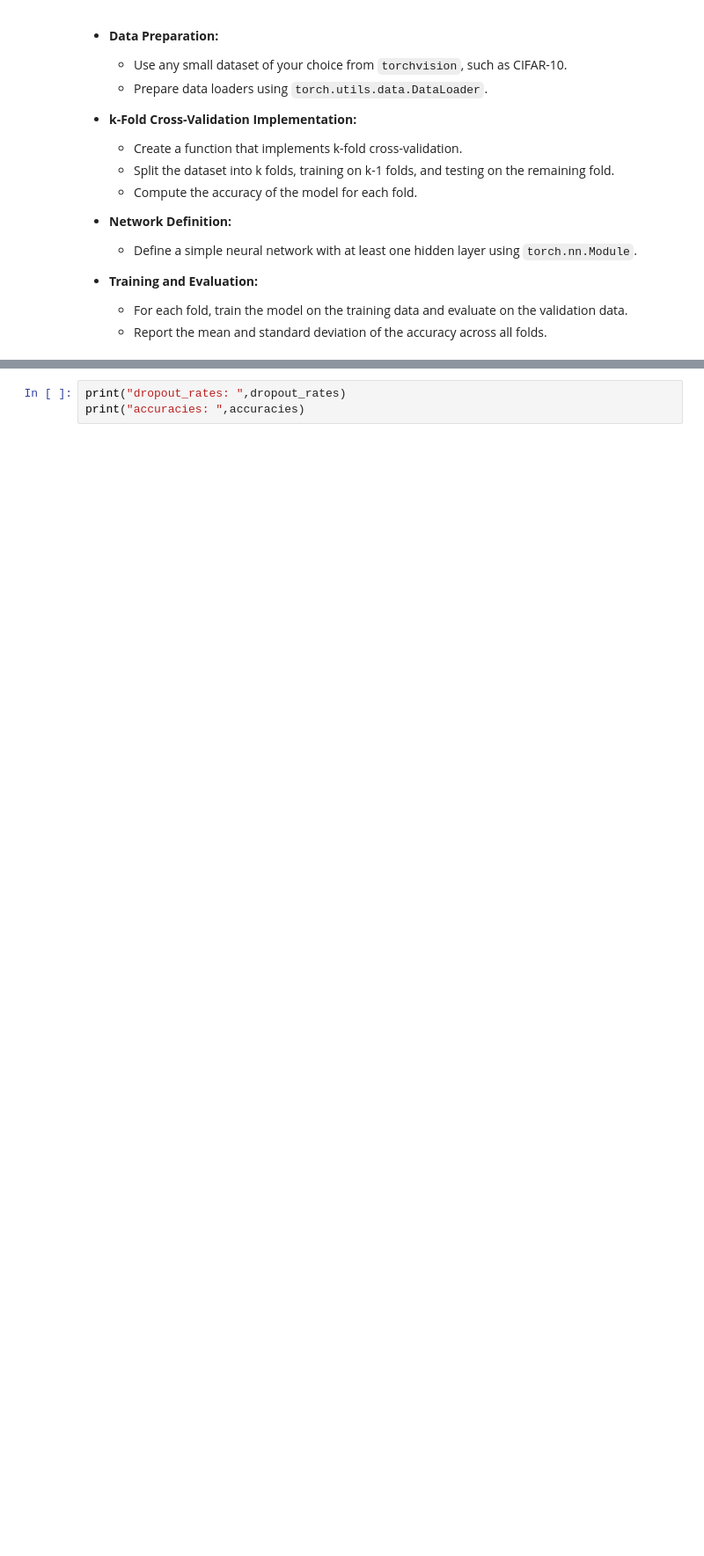
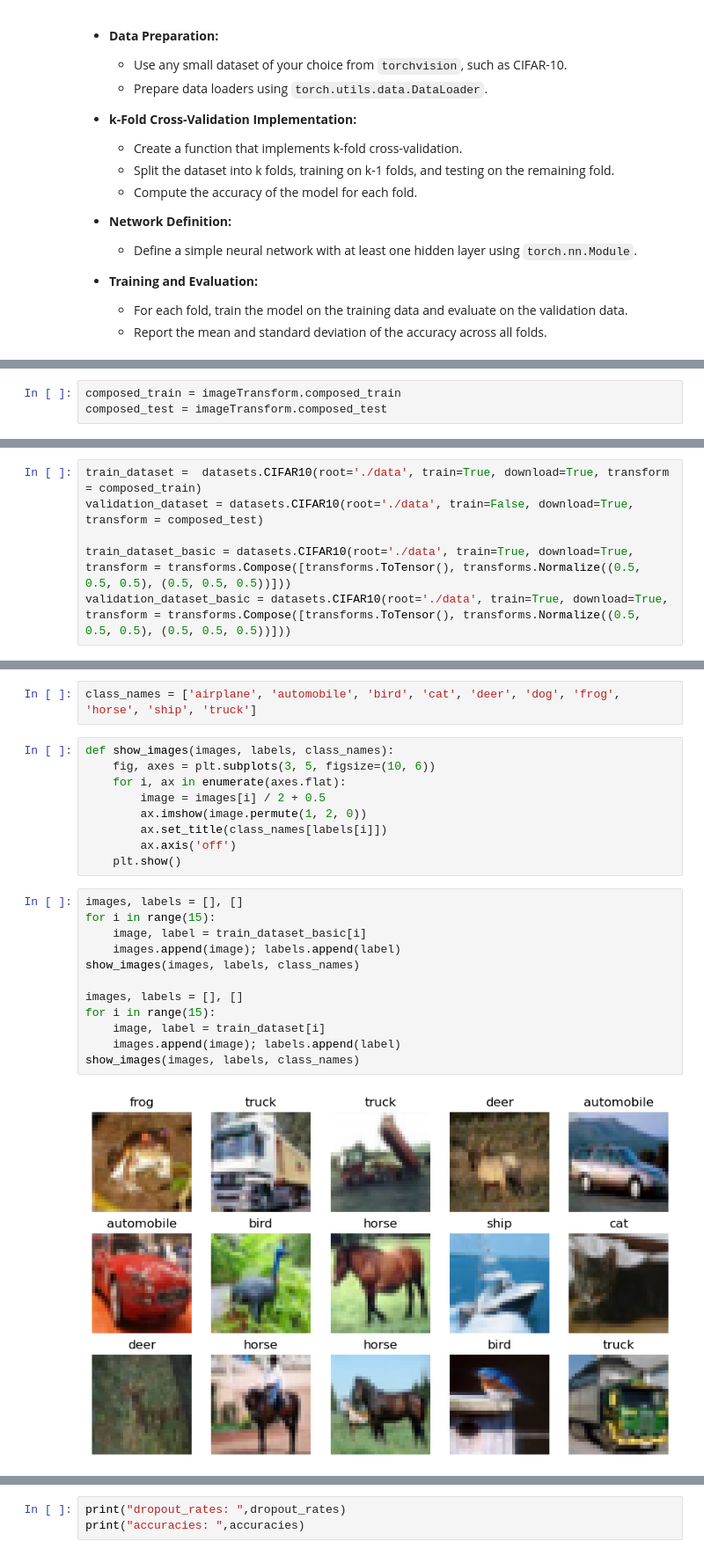
Before and after one commit to blacruvan/CNN-CIFAR10, a Jupyter notebook: models/draft.ipynb, the cells around one changed output, grey strips where cells are left out. Shown at 88% size. Cells and saved outputs as stored; diff of their text form; blank space fills up the shorter version.

Commit message:
Nuevos test

```diff
--- a/models/draft.ipynb
+++ b/models/draft.ipynb
@@ -202,0 +41,3 @@ Explanation: A simple neural network with three linear layers and ReLU activatio
+# %%
+composed_train = imageTransform.composed_train
+composed_test = imageTransform.composed_test
@@ -202,0 +46,6 @@ Explanation: A simple neural network with three linear layers and ReLU activatio
+# %%
+train_dataset =  datasets.CIFAR10(root='./data', train=True, download=True, transform = composed_train)
+validation_dataset = datasets.CIFAR10(root='./data', train=False, download=True, transform = composed_test)
+
+train_dataset_basic = datasets.CIFAR10(root='./data', train=True, download=True, transform = transforms.Compose([transforms.ToTensor(), transforms.Normalize((0.5, 0.5, 0.5), (0.5, 0.5, 0.5))]))
+validation_dataset_basic = datasets.CIFAR10(root='./data', train=True, download=True, transform = transforms.Compose([transforms.ToTensor(), transforms.Normalize((0.5, 0.5, 0.5), (0.5, 0.5, 0.5))]))
@@ -202,0 +66,25 @@ Explanation: A simple neural network with three linear layers and ReLU activatio
+# %%
+class_names = ['airplane', 'automobile', 'bird', 'cat', 'deer', 'dog', 'frog', 'horse', 'ship', 'truck']
+# %%
+def show_images(images, labels, class_names):
+    fig, axes = plt.subplots(3, 5, figsize=(10, 6))
+    for i, ax in enumerate(axes.flat):
+        image = images[i] / 2 + 0.5
+        ax.imshow(image.permute(1, 2, 0))
+        ax.set_title(class_names[labels[i]])
+        ax.axis('off')
+    plt.show()
+# %%
+images, labels = [], []
+for i in range(15):
+    image, label = train_dataset_basic[i]
+    images.append(image); labels.append(label)
+show_images(images, labels, class_names)
+
+images, labels = [], []
+for i in range(15):
+    image, label = train_dataset[i]
+    images.append(image); labels.append(label)
+show_images(images, labels, class_names)
+# %% [output]
+[figure, added]
```
Also changed, not shown: parts of 36 cells of this notebook, 4 other files.
